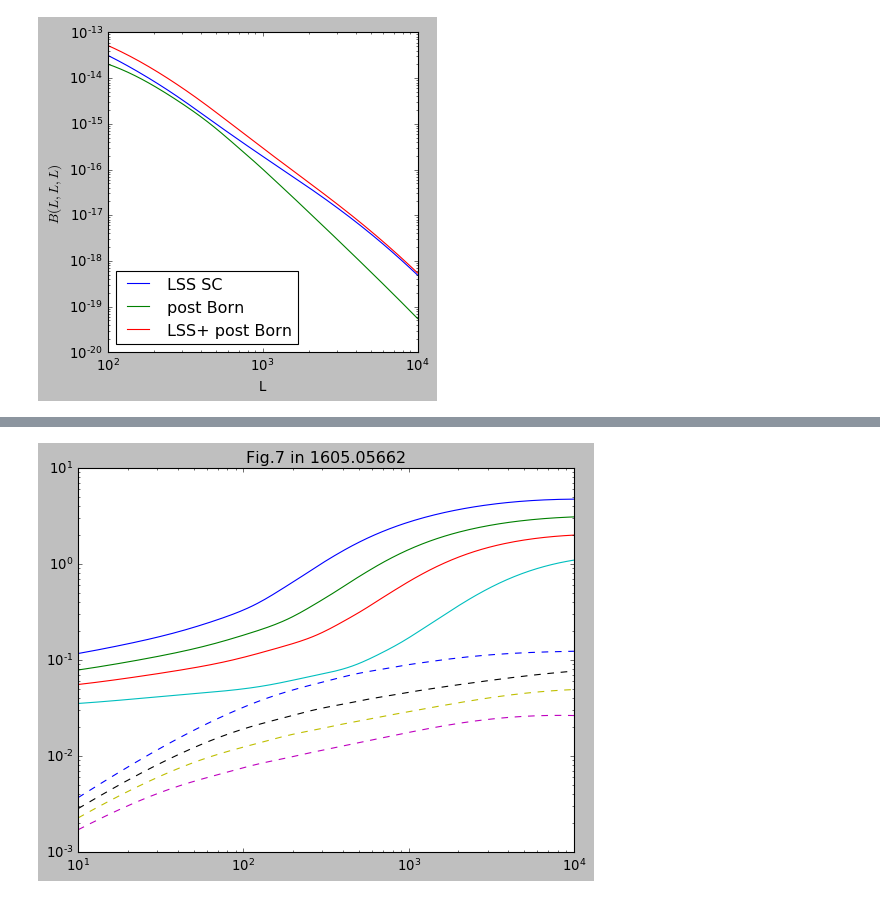
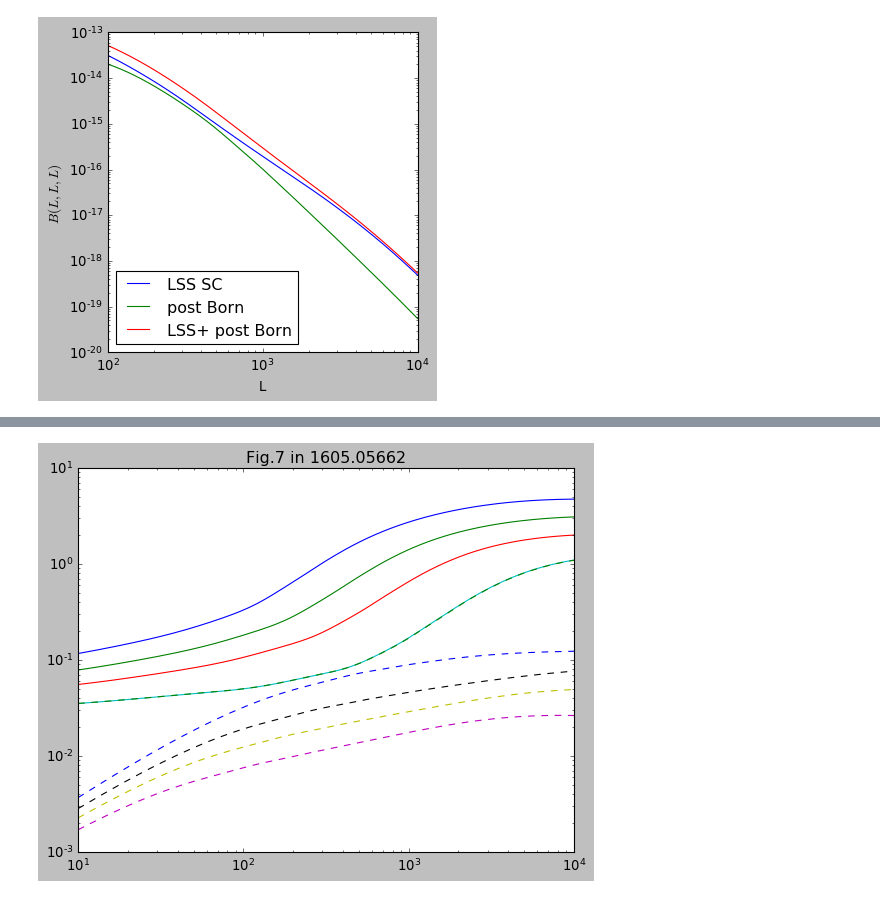
Before and after one commit to VMBoehm/BispectrumBias, a Jupyter notebook: TestBispectraCMBLens.ipynb, the cells around one changed output, grey strips where cells are left out. Saved outputs shown, nothing was run; the diff lists cells and outputs as text; code cells hidden in the pictures.

```diff
--- a/TestBispectraCMBLens.ipynb
+++ b/TestBispectraCMBLens.ipynb
@@ -57,33 +65,36 @@ plt.show()
 #equilat
 L,l,theta = pickle.load(open(ellpath+'ell_ang_equilat_Lmin10_Lmax10000_lmin10_lmax8000_lenL200_lenl220_lenang200_0e+00.pkl','r'))
 bi_equi_1 = np.load(specpath+'bispec_Pratten_retest1_equilat_Pratten_Paper_Lmin10-Lmax10000-lmax10000_halofit_SC.npy')
+bi_equi_1b = np.load(specpath+'bispec_Pratten_retest1b_equilat_Pratten_Paper_Lmin10-Lmax10000-lmax10000_halofit_SC.npy')
 bi_equi_2 = np.load(specpath+'bispec_Pratten_retest2_equilat_Pratten_Paper_Lmin10-Lmax10000-lmax10000_halofit_SC.npy')
 bi_equi_5 = np.load(specpath+'bispec_Pratten_retest5_equilat_Pratten_Paper_Lmin10-Lmax10000-lmax10000_halofit_SC.npy')
 bi_equi_cmb = np.load(specpath+'bispec_Pratten_retestcmb_equilat_Pratten_Paper_Lmin10-Lmax10000-lmax10000_halofit_SC.npy')
 bi_equi_1pB = np.load(specpath+'bispec_Pratten_retest1_equilat_Pratten_Paper_Lmin10-Lmax10000-lmax10000_halofit_SC_post_born.npy')
 bi_equi_2pB = np.load(specpath+'bispec_Pratten_retest2_equilat_Pratten_Paper_Lmin10-Lmax10000-lmax10000_halofit_SC_post_born.npy')
 bi_equi_5pB = np.load(specpath+'bispec_Pratten_retest5_equilat_Pratten_Paper_Lmin10-Lmax10000-lmax10000_halofit_SC_post_born.npy')
 bi_equi_cmbpB = np.load(specpath+'bispec_Pratten_retestcmb_equilat_Pratten_Paper_Lmin10-Lmax10000-lmax10000_halofit_SC_post_born.npy')
 
 #difference at low L most likely due to difference in Cls
 path='/home/nessa/Documents/Projects/LensingBispectrum/CMB-nonlinear/outputs/power_spectra/'
 cl1 = np.load(path+'CL_Pratten_retest1_equilat_Pratten_Paper_Lmin10-Lmax10000_halofit.npy')
+cl1b = np.load(path+'CL_Pratten_retest1b_equilat_Pratten_Paper_Lmin10-Lmax10000_halofit.npy')
 cl2 = np.load(path+'CL_Pratten_retest2_equilat_Pratten_Paper_Lmin10-Lmax10000_halofit.npy')
 cl5 = np.load(path+'CL_Pratten_retest5_equilat_Pratten_Paper_Lmin10-Lmax10000_halofit.npy')
 clcmb = np.load(path+'CL_Pratten_retestcmb_equilat_Pratten_Paper_Lmin10-Lmax10000_halofit.npy')
 
 plt.figure()
 plt.title('Fig.7 in 1605.05662')
 plt.loglog(L, L*bi_equi_1/np.sqrt(cl1**3))
 plt.loglog(L, L*bi_equi_2/np.sqrt(cl2**3))
 plt.loglog(L, L*bi_equi_5/np.sqrt(cl5**3))
 plt.loglog(L, L*bi_equi_cmb/np.sqrt(clcmb**3))
 plt.loglog(L, L*bi_equi_1pB/np.sqrt(cl1**3),ls='--')
 plt.loglog(L, L*bi_equi_2pB/np.sqrt(cl2**3),ls='--')
 plt.loglog(L, L*bi_equi_5pB/np.sqrt(cl5**3),ls='--')
 plt.loglog(L, L*bi_equi_cmbpB/np.sqrt(clcmb**3),ls='--')
+plt.loglog(L, L*bi_equi_1b/np.sqrt(cl1b**3),ls='--')
 plotpath='/home/nessa/Documents/Projects/LensingBispectrum/CMB-nonlinear/Tests/CMBLensing/'
 plt.savefig(plotpath+'bispec_red_dep.png',bbox_inches='tight')
 plt.show()
 # %% [output]
-[figure, old version]
+[figure, new version]
```
Also changed, not shown: parts of 1 cell of this notebook, 2 other files.
